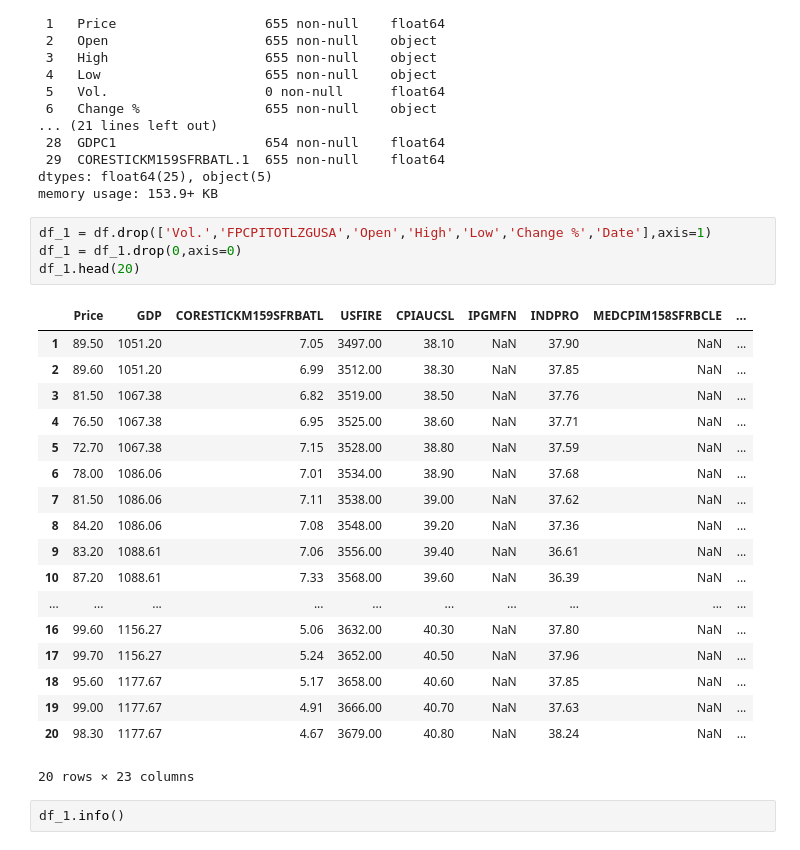
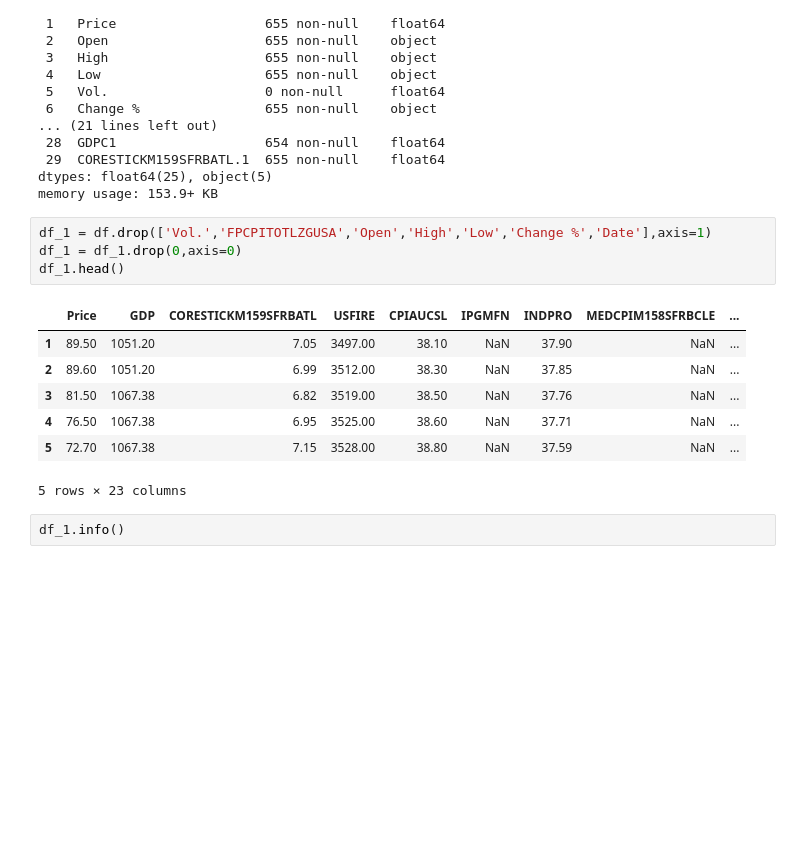
Before and after one commit to burakakay/SP-500-Price-Predictor-Project, a Jupyter notebook: S&P_500_Price_Prediction.ipynb, the cells around one changed output. Saved outputs shown, nothing was run; the diff lists cells and outputs as text; blank space fills up the shorter version.

```diff
--- a/S&P_500_Price_Prediction.ipynb
+++ b/S&P_500_Price_Prediction.ipynb
@@ -184,26 +196,15 @@ memory usage: 153.9+ KB
 # %%
 df_1 = df.drop(['Vol.','FPCPITOTLZGUSA','Open','High','Low','Change %','Date'],axis=1)
 df_1 = df_1.drop(0,axis=0)
-df_1.head(20)
+df_1.head()
 # %% [output]
 |  | Price | GDP | CORESTICKM159SFRBATL | USFIRE | CPIAUCSL | IPGMFN | INDPRO | MEDCPIM158SFRBCLE | ... |
 | 1 | 89.50 | 1051.20 | 7.05 | 3497.00 | 38.10 | NaN | 37.90 | NaN | ... |
 | 2 | 89.60 | 1051.20 | 6.99 | 3512.00 | 38.30 | NaN | 37.85 | NaN | ... |
 | 3 | 81.50 | 1067.38 | 6.82 | 3519.00 | 38.50 | NaN | 37.76 | NaN | ... |
 | 4 | 76.50 | 1067.38 | 6.95 | 3525.00 | 38.60 | NaN | 37.71 | NaN | ... |
 | 5 | 72.70 | 1067.38 | 7.15 | 3528.00 | 38.80 | NaN | 37.59 | NaN | ... |
-| 6 | 78.00 | 1086.06 | 7.01 | 3534.00 | 38.90 | NaN | 37.68 | NaN | ... |
-| 7 | 81.50 | 1086.06 | 7.11 | 3538.00 | 39.00 | NaN | 37.62 | NaN | ... |
-| 8 | 84.20 | 1086.06 | 7.08 | 3548.00 | 39.20 | NaN | 37.36 | NaN | ... |
-| 9 | 83.20 | 1088.61 | 7.06 | 3556.00 | 39.40 | NaN | 36.61 | NaN | ... |
-| 10 | 87.20 | 1088.61 | 7.33 | 3568.00 | 39.60 | NaN | 36.39 | NaN | ... |
-| ... | ... | ... | ... | ... | ... | ... | ... | ... | ... |
-| 16 | 99.60 | 1156.27 | 5.06 | 3632.00 | 40.30 | NaN | 37.80 | NaN | ... |
-| 17 | 99.70 | 1156.27 | 5.24 | 3652.00 | 40.50 | NaN | 37.96 | NaN | ... |
-| 18 | 95.60 | 1177.67 | 5.17 | 3658.00 | 40.60 | NaN | 37.85 | NaN | ... |
-| 19 | 99.00 | 1177.67 | 4.91 | 3666.00 | 40.70 | NaN | 37.63 | NaN | ... |
-| 20 | 98.30 | 1177.67 | 4.67 | 3679.00 | 40.80 | NaN | 38.24 | NaN | ... |
-20 rows × 23 columns
+5 rows × 23 columns
 # %%
 df_1.info()
 # %% [output]
```
Also changed, not shown: parts of 5 cells of this notebook.
